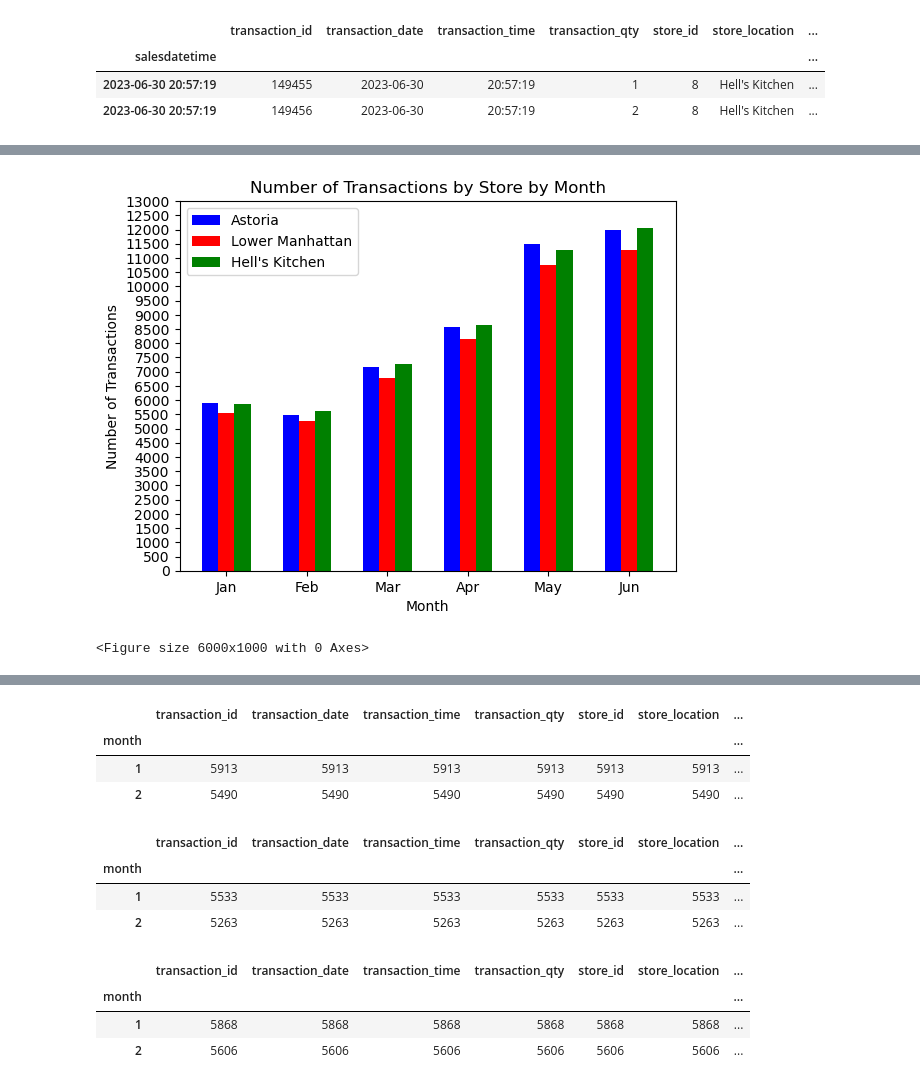
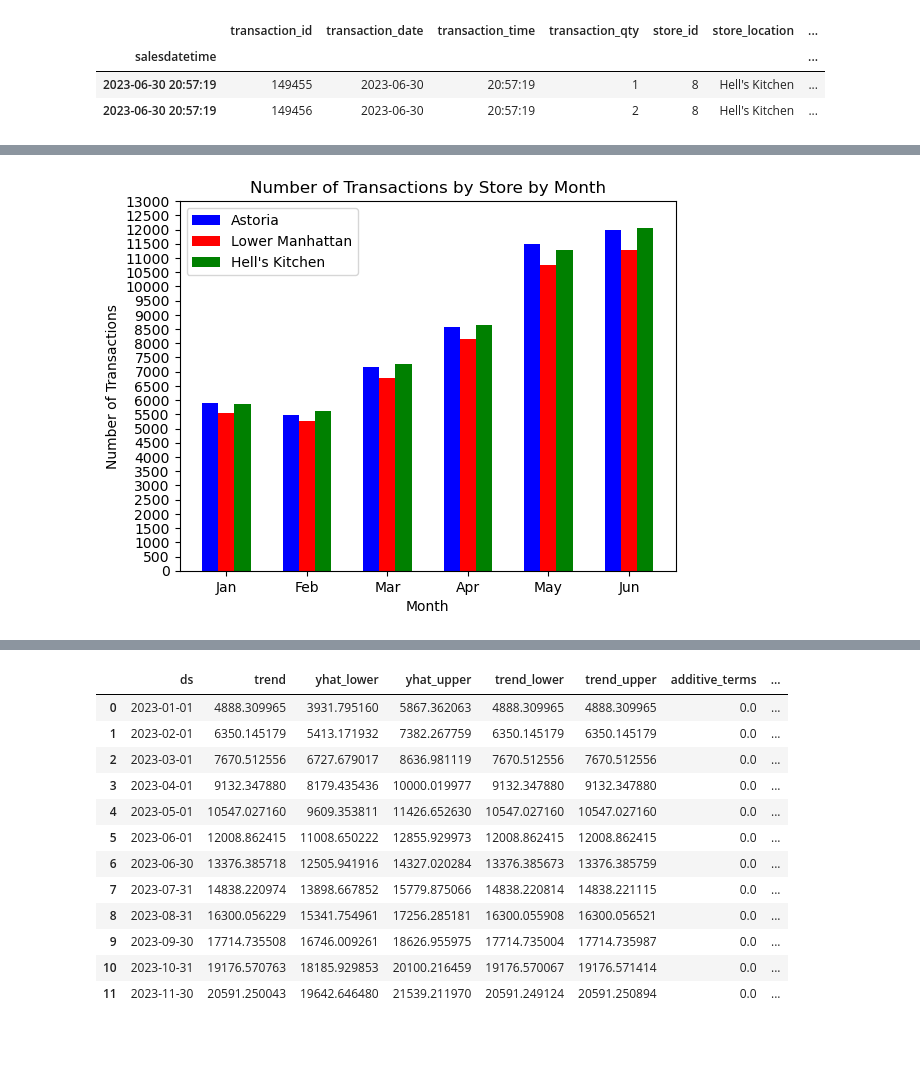
Before and after one commit to cedetraz96/Coffee_Crew, a Jupyter notebook: TransactionAmountAnalysis.ipynb, the cells around one changed output, grey strips where cells are left out. Saved outputs shown, nothing was run; the diff lists cells and outputs as text; code cells hidden in the pictures; blank space fills up the shorter version.

```diff
--- a/CoffeeShopAnalysis.ipynb
+++ b/TransactionAmountAnalysis.ipynb
@@ -388,13 +380,12 @@ plt.xlabel('Month')
 plt.ylabel('Number of Transactions')
 plt.title('Number of Transactions by Store by Month')
 plt.legend(loc='best')
-plt.figure(figsize=(60,10))
+#plt.figure(figsize=(60,10))
 
 #Save the figure
 plt.savefig('Images/NumberofTransactionsbyStorebyMonth.png')
 # %% [output]
 [figure]
-<Figure size 6000x1000 with 0 Axes>
 # %%
 #Make a forecast for each store using Prophet of number of transaction by month for each store
 #Create a dataframe for each store's total number of transactions by month with month as a column and number of transactions as a column
@@ -402,9 +393,9 @@ store1_transactions = store1_df.groupby('month').count()
 store2_transactions = store2_df.groupby('month').count()
 store3_transactions = store3_df.groupby('month').count()
 
-display(store1_transactions.head(2))
-display(store2_transactions.head(2))
-display(store3_transactions.head(2))
+#display(store1_transactions.head(2))
+#display(store2_transactions.head(2))
+#display(store3_transactions.head(2))
 
 #Drop all columns except for month and transaction id
 store1_transactions = store1_transactions.drop(columns=['transaction_date', 'transaction_time', 'store_id','store_location', 'transaction_qty', 'unit_price', 'totalsales', 'dayofweek', 'hour', 'product_id','product_category','product_type','product_detail', 'weekofyear'])
@@ -473,7 +464,11 @@ store1_forecast = store1_model.predict(store1_forecast)
 store2_forecast = store2_model.predict(store2_forecast)
 store3_forecast = store3_model.predict(store3_forecast)
 
-#display(store1_forecast)
+display(store1_forecast)
 #display(store2_forecast)
 #display(store3_forecast)
+
+#store1_forecast.describe()
+#store2_forecast.describe()
+#store3_forecast.describe()
 # %% [output]
@@ -480,12 +481,13 @@ store3_forecast = store3_model.predict(store3_forecast)
-|  | transaction_id | transaction_date | transaction_time | transaction_qty | store_id | store_location | ... |
-| month |  |  |  |  |  |  | ... |
-| 1 | 5913 | 5913 | 5913 | 5913 | 5913 | 5913 | ... |
-| 2 | 5490 | 5490 | 5490 | 5490 | 5490 | 5490 | ... |
+|  | ds | trend | yhat_lower | yhat_upper | trend_lower | trend_upper | additive_terms | ... |
+| 0 | 2023-01-01 | 4888.309965 | 3931.795160 | 5867.362063 | 4888.309965 | 4888.309965 | 0.0 | ... |
+| 1 | 2023-02-01 | 6350.145179 | 5413.171932 | 7382.267759 | 6350.145179 | 6350.145179 | 0.0 | ... |
+| 2 | 2023-03-01 | 7670.512556 | 6727.679017 | 8636.981119 | 7670.512556 | 7670.512556 | 0.0 | ... |
+| 3 | 2023-04-01 | 9132.347880 | 8179.435436 | 10000.019977 | 9132.347880 | 9132.347880 | 0.0 | ... |
+| 4 | 2023-05-01 | 10547.027160 | 9609.353811 | 11426.652630 | 10547.027160 | 10547.027160 | 0.0 | ... |
+| 5 | 2023-06-01 | 12008.862415 | 11008.650222 | 12855.929973 | 12008.862415 | 12008.862415 | 0.0 | ... |
+| 6 | 2023-06-30 | 13376.385718 | 12505.941916 | 14327.020284 | 13376.385673 | 13376.385759 | 0.0 | ... |
+| 7 | 2023-07-31 | 14838.220974 | 13898.667852 | 15779.875066 | 14838.220814 | 14838.221115 | 0.0 | ... |
+| 8 | 2023-08-31 | 16300.056229 | 15341.754961 | 17256.285181 | 16300.055908 | 16300.056521 | 0.0 | ... |
+| 9 | 2023-09-30 | 17714.735508 | 16746.009261 | 18626.955975 | 17714.735004 | 17714.735987 | 0.0 | ... |
+| 10 | 2023-10-31 | 19176.570763 | 18185.929853 | 20100.216459 | 19176.570067 | 19176.571414 | 0.0 | ... |
+| 11 | 2023-11-30 | 20591.250043 | 19642.646480 | 21539.211970 | 20591.249124 | 20591.250894 | 0.0 | ... |
-|  | transaction_id | transaction_date | transaction_time | transaction_qty | store_id | store_location | ... |
-| month |  |  |  |  |  |  | ... |
-| 1 | 5533 | 5533 | 5533 | 5533 | 5533 | 5533 | ... |
-| 2 | 5263 | 5263 | 5263 | 5263 | 5263 | 5263 | ... |
-|  | transaction_id | transaction_date | transaction_time | transaction_qty | store_id | store_location | ... |
-| month |  |  |  |  |  |  | ... |
-| 1 | 5868 | 5868 | 5868 | 5868 | 5868 | 5868 | ... |
-| 2 | 5606 | 5606 | 5606 | 5606 | 5606 | 5606 | ... |
```
Also changed, not shown: parts of 11 cells of this notebook, 14 other files.
